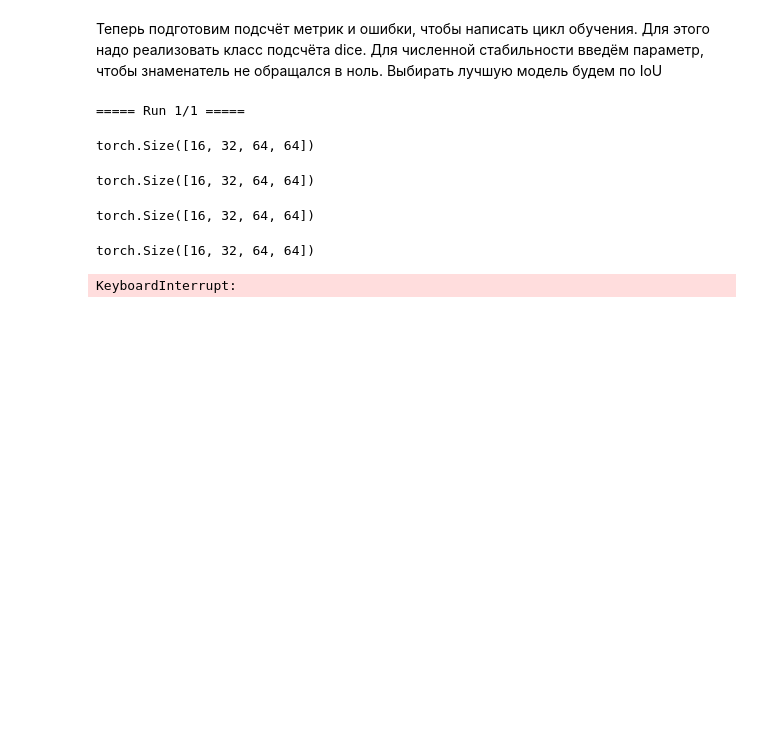
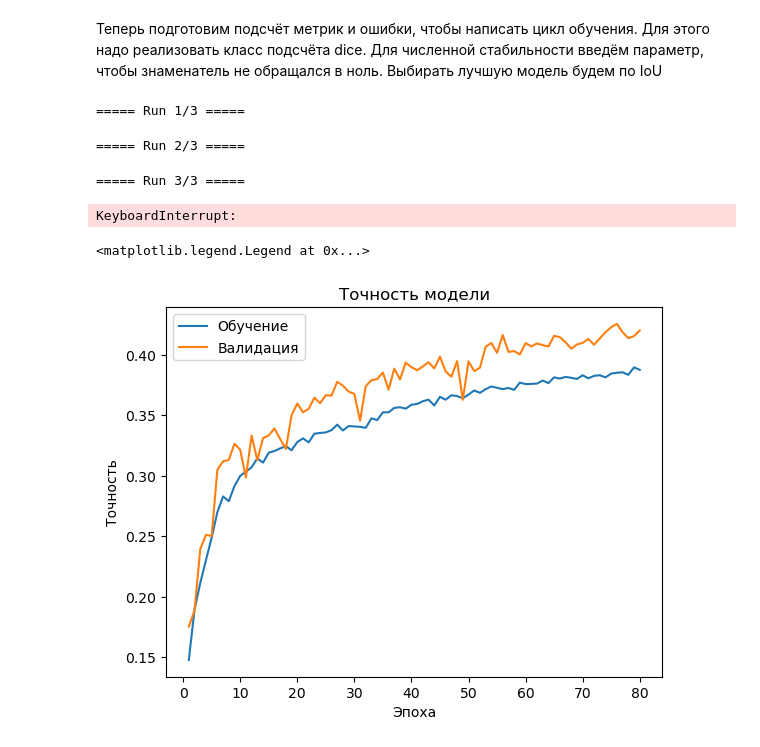
Before and after one commit to EHAT32/cv-masters-2025-fall, a Jupyter notebook: hw3.ipynb, the cells around one changed output. Cells and saved outputs as stored; diff of their text form; code cells hidden in the pictures; blank space fills up the shorter version.

```diff
--- a/hw3.ipynb
+++ b/hw3.ipynb
@@ -1045,7 +1045,7 @@ class DiceLoss(nn.Module):
 def calc_loss(logits, targets):
     """Принимаем на вход размер B x H x W"""
     if len(logits.shape) == 4:
-        probs = probs.squeeze(1)
+        logits = logits.squeeze(1)
     if len(targets.shape) == 4:
         targets = targets.squeeze(1)
     logits = logits.contiguous().view(logits.size(0), -1)      # B x H*W
@@ -1123,17 +1123,22 @@ def train_one_run(model, optimizer, criterion, evaluation, train_data_loader, va
 
     for epoch in range(epoch_num):
         model.train()
-
+        subEpoch_iou = []
+        subEpoch_dice = []
+        subEpoch_pixel_acc = []
         for images, labels in tqdm(desc=f"Training epoch {epoch + 1}", iterable=train_data_loader):
             optimizer.zero_grad()
             logits, probs = model(images)
+            train_metrics = calc_metrics(probs, labels)
             loss = criterion(logits, labels)
             loss.backward()
             optimizer.step()
-        train_metrics = calc_metrics(probs, labels)
-        train_iou_history.append(train_metrics['iou'].item())
-        train_dice_history.append(train_metrics['dice'].item())
-        train_pixel_acc_history.append(train_metrics['pixel_acc'].item())
+            subEpoch_iou.append(train_metrics['iou'].item())
+            subEpoch_dice.append(train_metrics['dice'].item())
+            subEpoch_pixel_acc.append(train_metrics['pixel_acc'].item())
+        train_iou_history.append(np.mean(subEpoch_iou))
+        train_dice_history.append(np.mean(subEpoch_dice))
+        train_pixel_acc_history.append(np.mean(subEpoch_pixel_acc))
         train_loss_history.append(loss.item())
 
         model.eval()
@@ -1204,7 +1209,6 @@ def train_multiple_runs(runs, model_constructor, optimizer_constructor, criterio
         if result["best_val_iou"] > best_overall_val_iou:
             best_overall_val_iou = result["best_val_iou"]
             best_overall_state_dict = deepcopy(result["best_state_dict"])
-            best_overall_train_acc = result["best_train_acc"]
 
     mean_train_losses = np.mean(np.array(all_train_losses), axis=0)
     mean_val_losses = np.mean(np.array(all_val_losses), axis=0)
@@ -1216,8 +1220,7 @@ def train_multiple_runs(runs, model_constructor, optimizer_constructor, criterio
 
     return {
         "best_model": best_model,
-        "best_val_acc": best_overall_val_iou,
-        "best_train_acc": best_overall_train_acc,
+        "best_val_iou": best_overall_val_iou,
         "mean_train_losses": mean_train_losses,
         "mean_val_losses": mean_val_losses,
         "mean_train_iou": mean_train_iou,
@@ -1236,22 +1239,34 @@ def make_unet():
 def init_AdamW(model):
     return torch.optim.AdamW(model.parameters(), lr=1e-3,
                              weight_decay=1e-4)
+
+def init_Adam(model):
+    return torch.optim.Adam(model.parameters(), lr=1e-3)
 # %%
 results_unet = train_multiple_runs(
-    runs=1,
+    runs=3,
     model_constructor=make_unet,
-    optimizer_constructor=init_AdamW,
+    optimizer_constructor=init_Adam,
     criterion=calc_loss,
     evaluation=evaluate,
     train_data_loader=train_data_loader,
     val_data_loader=val_data_loader,
-    epoch_num=40,
+    epoch_num=80,
     save_path= "./models/hw3/unet_best.pt"
 )
 # %% [output]
-===== Run 1/1 =====
+===== Run 1/3 =====
-torch.Size([16, 32, 64, 64])
+===== Run 2/3 =====
-torch.Size([16, 32, 64, 64])
+===== Run 3/3 =====
-torch.Size([16, 32, 64, 64])
+KeyboardInterrupt:
-torch.Size([16, 32, 64, 64])
-KeyboardInterrupt:
+# %%
+plt.title('Точность модели')
+plt.plot(np.arange(1, len(results_unet['mean_train_iou'])+1, dtype=np.int16), results_unet['mean_train_iou'], label='Обучение')
+plt.plot(np.arange(1, len(results_unet['mean_train_iou'])+1, dtype=np.int16), results_unet['mean_val_iou'], label='Валидация')
+plt.xlabel('Эпоха')
+plt.ylabel('Точность')
+plt.legend()
+# plt.semilogy()
+# %% [output]
+<matplotlib.legend.Legend at 0x...>
+[figure, added]
```
